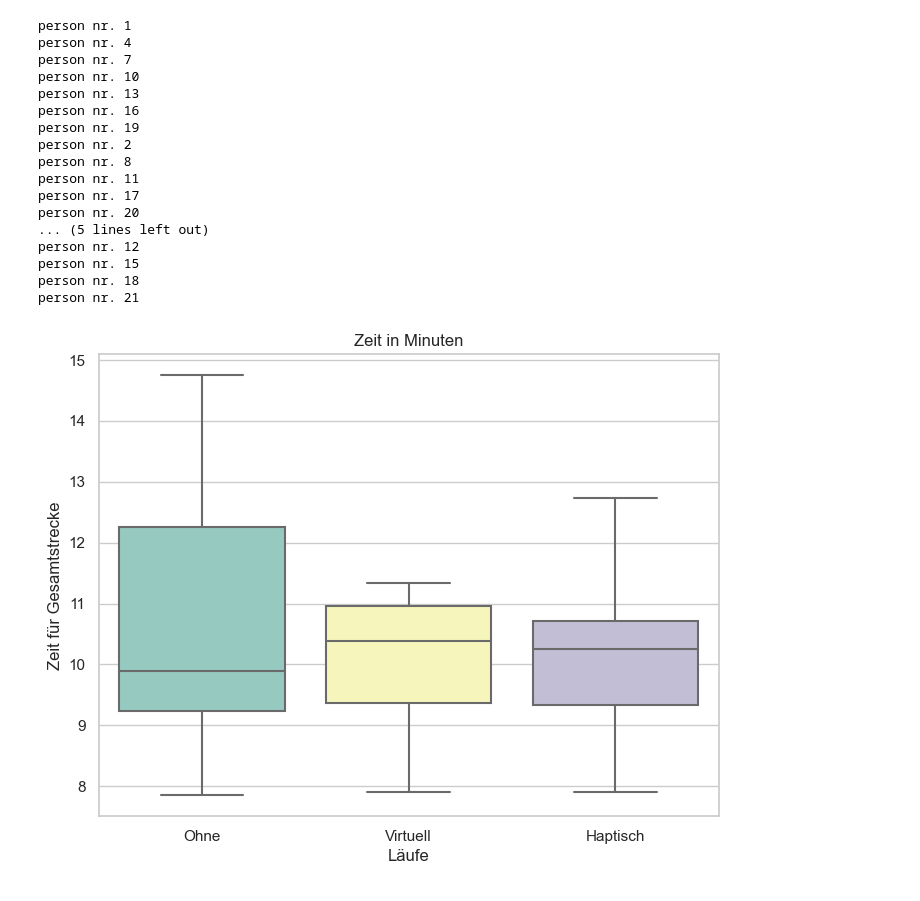
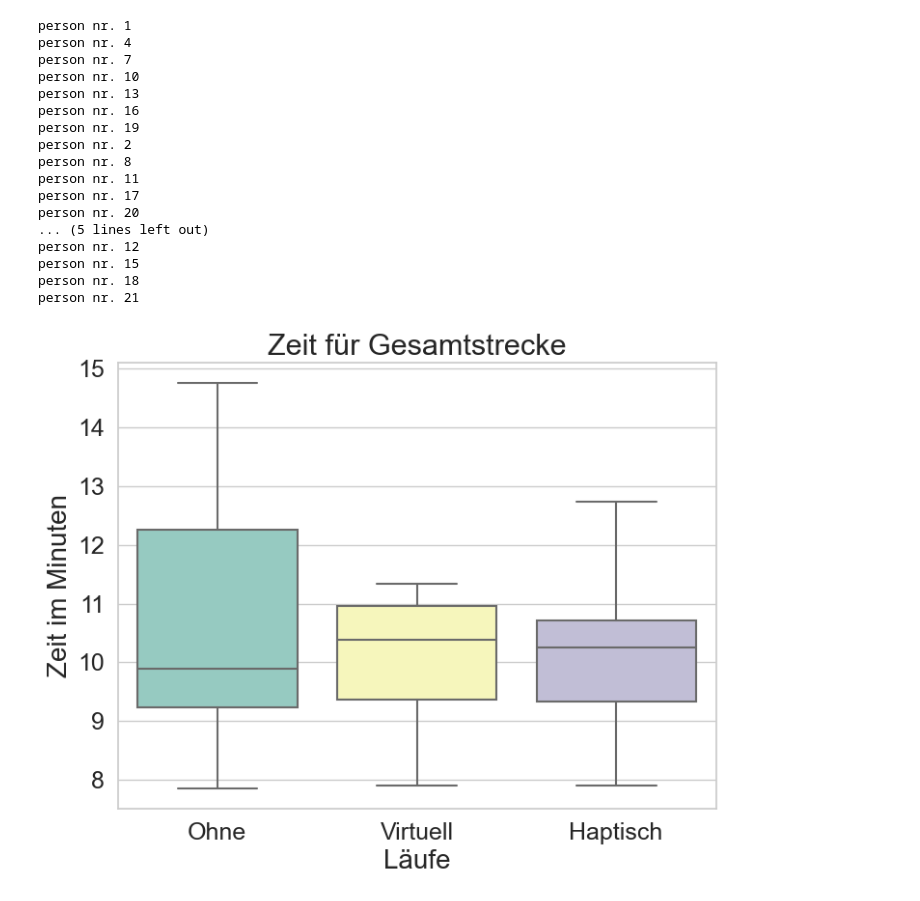
Before and after one commit to bkoern/Masterarbeit, a Jupyter notebook: Skripte/EvaluateDynamic.ipynb, the cells around one changed output. Drawn from its saved outputs; the diff is of its cells as text; code cells hidden in the pictures.

```diff
--- a/Skripte/EvaluateDynamic.ipynb
+++ b/Skripte/EvaluateDynamic.ipynb
@@ -2,21 +2,27 @@
 import pandas as pd
 import seaborn as sns
 import matplotlib.pyplot as plt
+import numpy as np
 import os
 
-idsReference = [1,4,7,10,13,16,19] # broken runs 22
-idsVirtual = [2,8,11,17,20,24,25] #broken runs 5,14
-idsHaptic = [3,6,9,12,15,18,21] #broken runs 23,26
+fontsizeHeader = 22
+fontsizeLabel = 20
+fontsize = 18
+
+idsReference = [1,4,7,10,13,16,19] # broken runs 22 (no dynamic run)
+idsVirtual = [2,8,11,17,20,24,25] #broken runs 5 (stopped after light 1),14 (stopped on bridge 1)
+idsHaptic = [3,6,9,12,15,18,21] #broken runs 23 (no dynamic run),26 (stopped after bridge 2)
 
 def visualizeTotalTime(data):
     sns.set(style="whitegrid")
-    plt.figure(figsize=(8, 6))  # Größe des Plots festlegen
+    plt.figure(figsize=(8, 6))
 
-    sns.boxplot(data=data, palette="Set3")  # "Set3" ist ein Farbschema
-    plt.xticks([0, 1, 2], ['Ohne', 'Virtuell', 'Haptisch'])  # Beschriftungen für die Boxplots
-    plt.xlabel("Läufe")
-    plt.ylabel("Zeit für Gesamtstrecke")
-    plt.title("Zeit in Minuten")
+    sns.boxplot(data=data, palette="Set3")
+    plt.xticks([0, 1, 2], ['Ohne', 'Virtuell', 'Haptisch'], fontsize = fontsize)
+    plt.yticks(fontsize = fontsize)
+    plt.xlabel("Läufe", fontsize = fontsizeLabel)
+    plt.ylabel("Zeit im Minuten", fontsize = fontsizeLabel)
+    plt.title("Zeit für Gesamtstrecke", fontsize = fontsizeHeader)
     plt.savefig('../Visualisierungen/gesamtzeiten.png', dpi=300)
     plt.show()
 
@@ -37,34 +43,34 @@ def analyseTimeToComplete(ids):
         timestocomplete.append(timetocomplete / 60)
     return timestocomplete
 
 timesref = analyseTimeToComplete(idsReference)
 timesvirt = analyseTimeToComplete(idsVirtual)
 timeshapt = analyseTimeToComplete(idsHaptic)
 
 timedf = pd.DataFrame({"referenz":timesref,
     "virtuell":timesvirt,
     "haptisch":timeshapt})
 
 visualizeTotalTime(timedf)
 # %% [output]
 person nr. 1
 person nr. 4
 person nr. 7
 person nr. 10
 person nr. 13
 person nr. 16
 person nr. 19
 person nr. 2
 person nr. 8
 person nr. 11
 person nr. 17
 person nr. 20
 ... (5 lines left out)
 person nr. 12
 person nr. 15
 person nr. 18
 person nr. 21
-[figure, old version]
+[figure, new version]
 # %%
 import numpy as np
 
```
Also changed, not shown: parts of 2 cells of this notebook, 32 other files.
